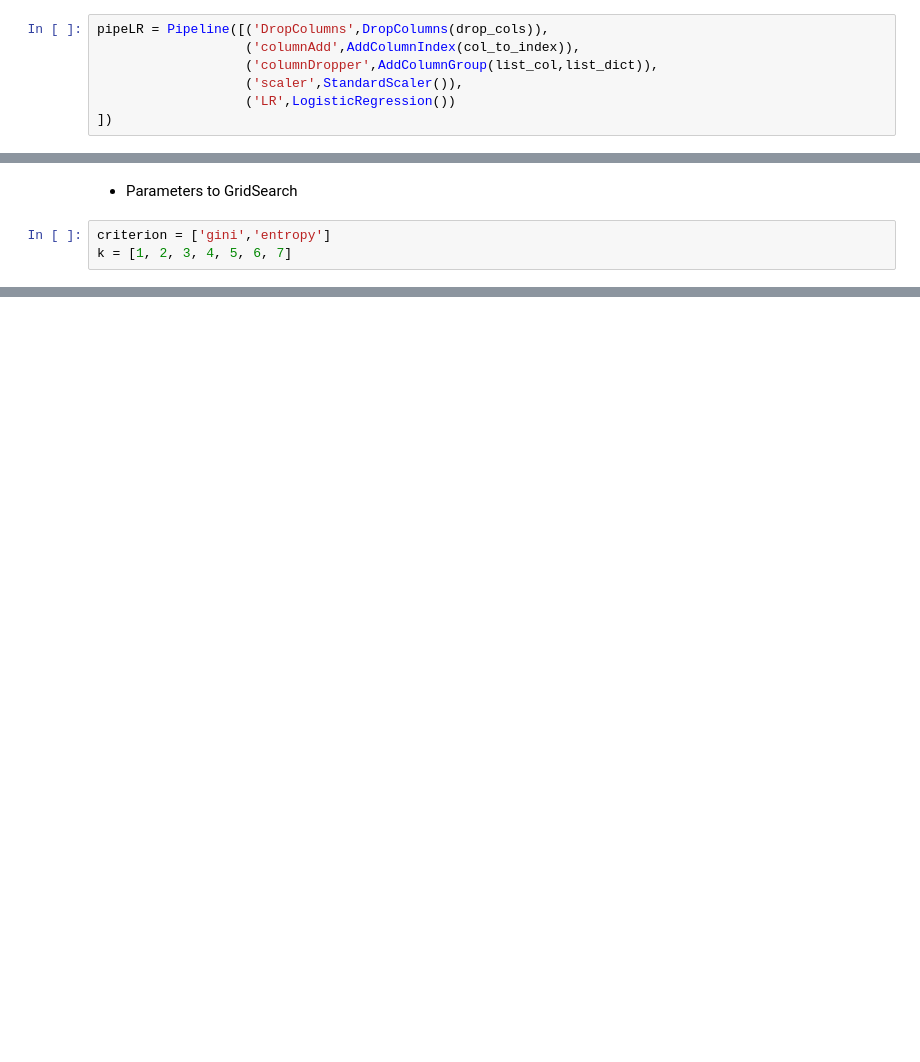
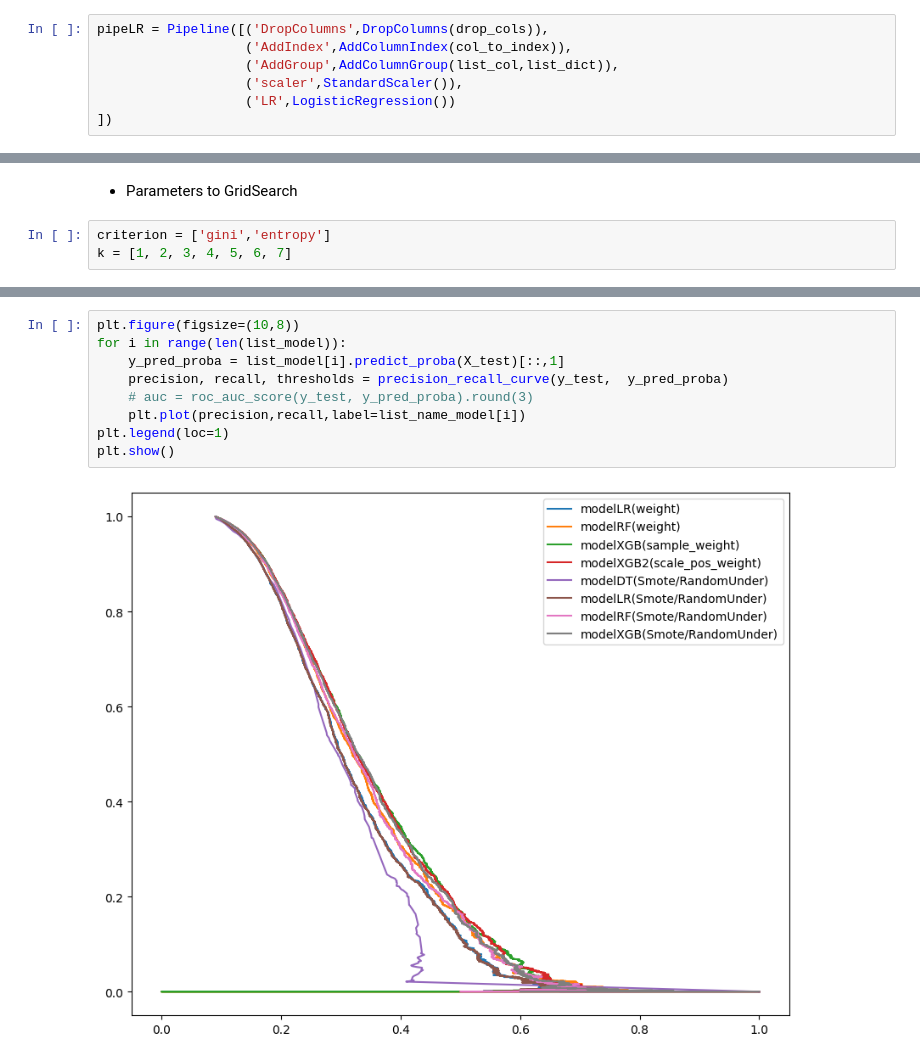
Before and after one commit to ShaniBron/Final-Project-Heart-diseases, a Jupyter notebook: Model.ipynb, the cells around one changed output, grey strips where cells are left out. Saved outputs shown, nothing was run; the diff lists cells and outputs as text; blank space fills up the shorter version.

```diff
--- a/Model.ipynb
+++ b/Model.ipynb
@@ -205,8 +202,8 @@ PR Curve: 0.364
 We will try differents weights, the balanced weight and we will give some weights by ourself
 # %%
 pipeLR = Pipeline([('DropColumns',DropColumns(drop_cols)),
-                   ('columnAdd',AddColumnIndex(col_to_index)),
-                   ('columnDropper',AddColumnGroup(list_col,list_dict)),
+                   ('AddIndex',AddColumnIndex(col_to_index)),
+                   ('AddGroup',AddColumnGroup(list_col,list_dict)),
                    ('scaler',StandardScaler()),
                    ('LR',LogisticRegression())
 ])
@@ -881,0 +692,11 @@ NameError: name 'modelRF' is not defined
+# %%
+plt.figure(figsize=(10,8))
+for i in range(len(list_model)):
+    y_pred_proba = list_model[i].predict_proba(X_test)[::,1]
+    precision, recall, thresholds = precision_recall_curve(y_test,  y_pred_proba)
+    # auc = roc_auc_score(y_test, y_pred_proba).round(3)
+    plt.plot(precision,recall,label=list_name_model[i])
+plt.legend(loc=1)
+plt.show()
+# %% [output]
+[figure, added]
```
Also changed, not shown: parts of 57 cells of this notebook, 1 other file.
